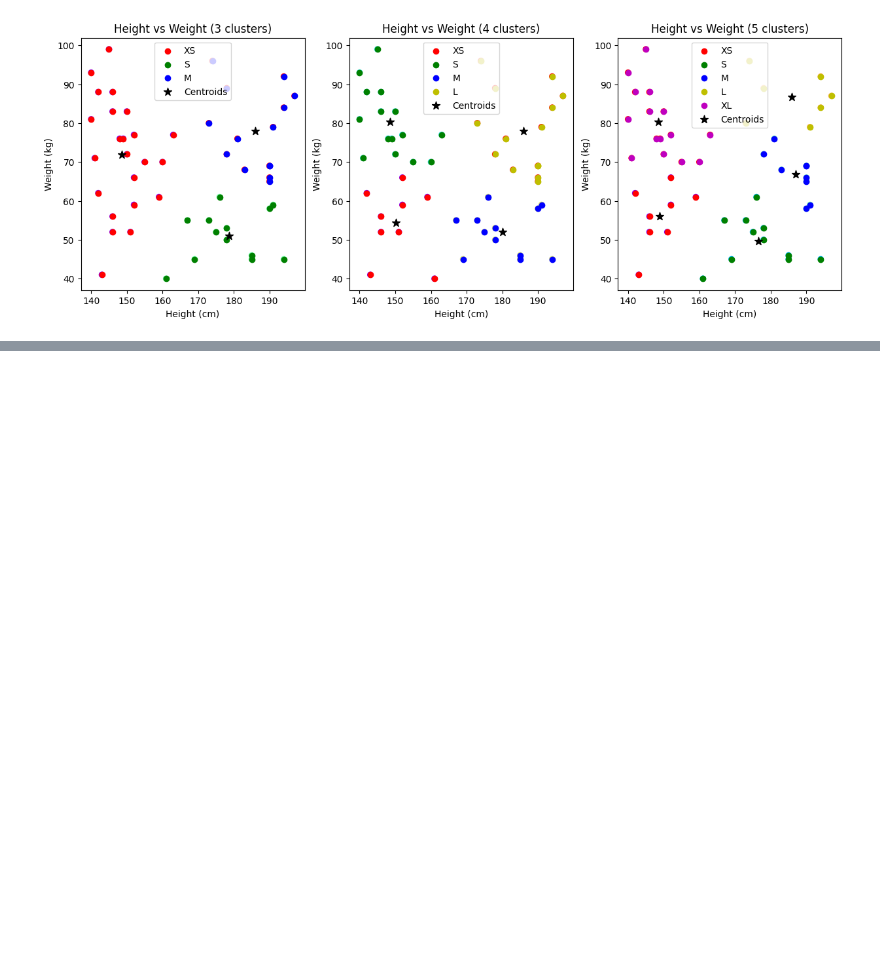
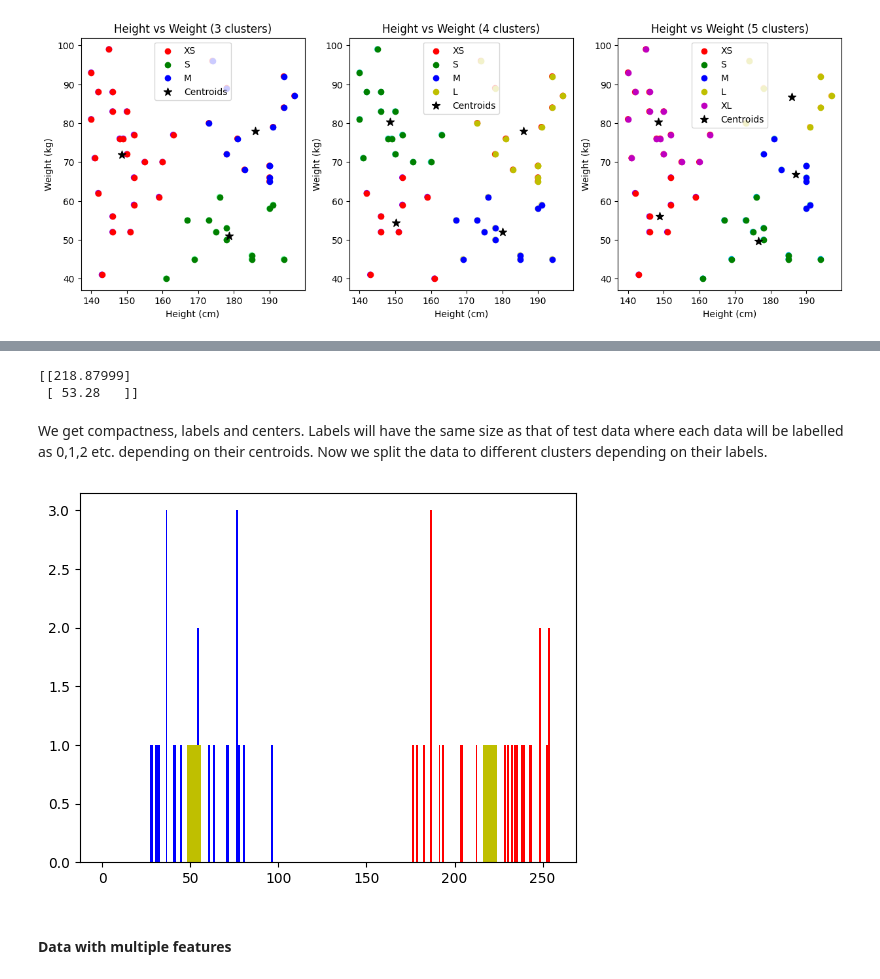
Before and after one commit to AlrIsmail/robotics_fundamentals, a Jupyter notebook: opencv_ml.ipynb, the cells around one changed output, grey strips where cells are left out. Drawn from its saved outputs; the diff is of its cells as text; code cells hidden in the pictures; blank space fills up the shorter version.

Commit message:
doc : opencv KMeans clustering one feature

```diff
--- a/opencv_ml.ipynb
+++ b/opencv_ml.ipynb
@@ -485,0 +547,28 @@ The performance of k-means clustering algorithm depends upon the value of k. So,
+# %%
+# Define criteria = ( type, max_iter = 10 , epsilon = 1.0 )
+criteria = (cv.TERM_CRITERIA_EPS + cv.TERM_CRITERIA_MAX_ITER, 10, 1.0)
+
+# Set flags (Just to avoid line break in the code)
+flags = cv.KMEANS_RANDOM_CENTERS
+
+# Apply KMeans
+compactness, labels, centers = cv.kmeans(z, 2, None, criteria, 10, flags)
+print(centers)
+# %% [output]
+[[218.87999]
+ [ 53.28   ]]
+# %% [markdown]
+We get compactness, labels and centers. Labels will have the same size as that of test data where each data will be labelled as 0,1,2 etc. depending on their centroids. Now we split the data to different clusters depending on their labels.
+# %%
+A = z[labels == 0]
+B = z[labels == 1]
+# %%
+# Now plot 'A' in red, 'B' in blue, 'centers' in yellow
+plt.hist(A, 256, [0, 256], color='r')
+plt.hist(B, 256, [0, 256], color='b')
+plt.hist(centers, 32, [0, 256], color='y')
+plt.show()
+# %% [output]
+[figure, added]
+# %% [markdown]
+#### Data with multiple features
```
Also changed, not shown: parts of 3 cells of this notebook.
